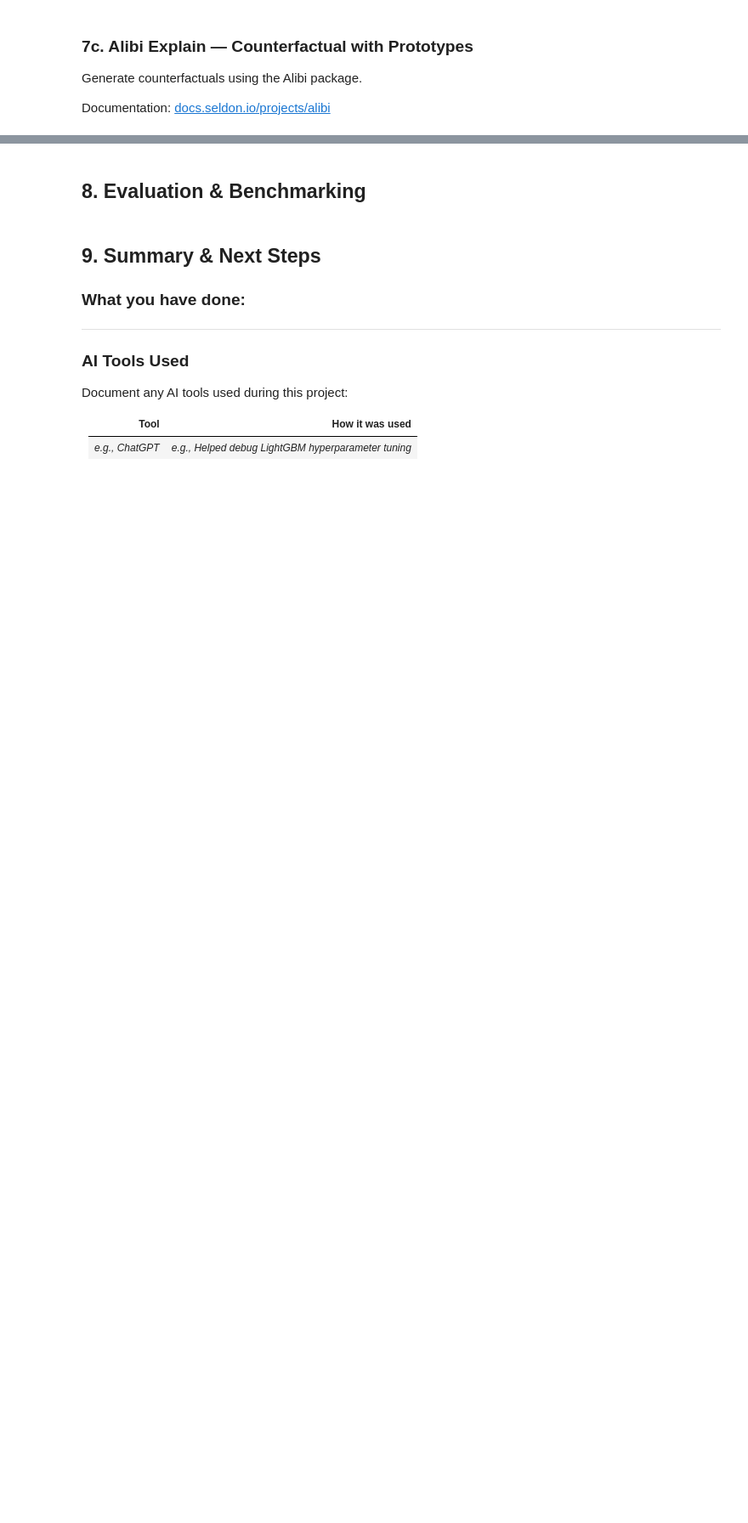
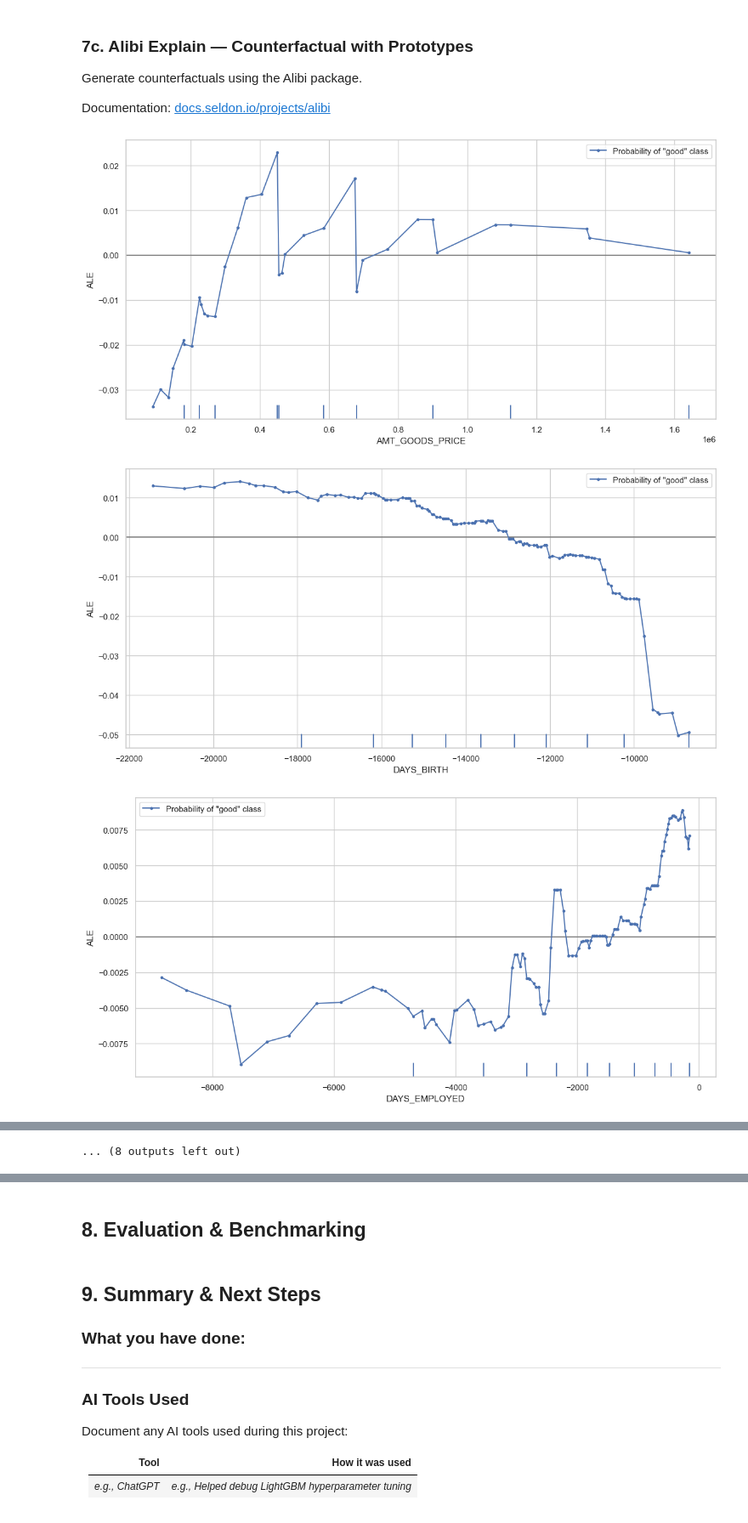
Before and after one commit to FrelikStanislaw/wut-counterfactual-explanations, a Jupyter notebook: notebooks/04_starter_notebook.ipynb, the cells around one changed output, grey strips where cells are left out. Shown at 85% size. Saved outputs shown, nothing was run; the diff lists cells and outputs as text; code cells hidden in the pictures; blank space fills up the shorter version.

```diff
--- a/notebooks/04_starter_notebook.ipynb
+++ b/notebooks/04_starter_notebook.ipynb
@@ -1230,3 +1241,26 @@ Generate counterfactuals using the Alibi package.
 Documentation: [docs.seldon.io/projects/alibi](https://docs.seldon.io/projects/alibi/en/stable/methods/CFProto.html)
 # %%
 # TODO: Implement Alibi counterfactual generation
+# %%
+features = X_train.columns.tolist()
+X_sample = X_train.sample(10000, random_state=RANDOM_SEED).dropna()
+X_sample = X_sample.drop(X_sample[X_sample.DAYS_EMPLOYED >0].index)
+X_sample = X_sample.drop(X_sample[X_sample.PR_DAYS_LAST_DUE_1ST_VERSION_mean >0].index)
+X_sample = X_sample.drop(X_sample[X_sample.PR_DAYS_FIRST_DUE_mean >0].index)
+# %%
+predict_fn = lambda x: calibrated.predict_proba(x)[:, 1]
+for feature in features:
+    X_sample = X_sample.drop(X_sample[X_sample[feature] > np.quantile(X_sample[feature], 0.98)].index)
+    X_sample = X_sample.drop(X_sample[X_sample[feature] < np.quantile(X_sample[feature], 0.02)].index)
+for feature in features:
+    ale = ALE(predict_fn, feature_names=features)
+    exp = ale.explain(X_sample.to_numpy())
+    plot_ale(
+    exp,
+    features=[feature],
+    line_kw={'label': 'Probability of "good" class'}
+)
+# %% [output]
+[figure, added]
+[figure, added]
+[figure, added]
@@ -1232,0 +1276 @@ Documentation: [docs.seldon.io/projects/alibi](https://docs.seldon.io/projects/a
+... (8 outputs left out)
```
Also changed, not shown: parts of 33 cells of this notebook.
